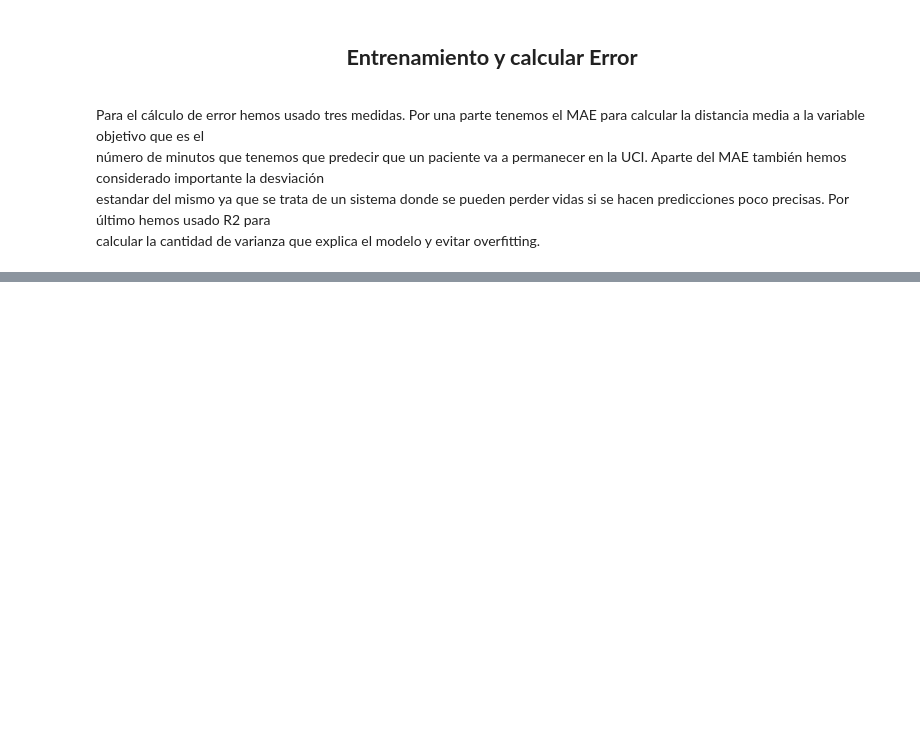
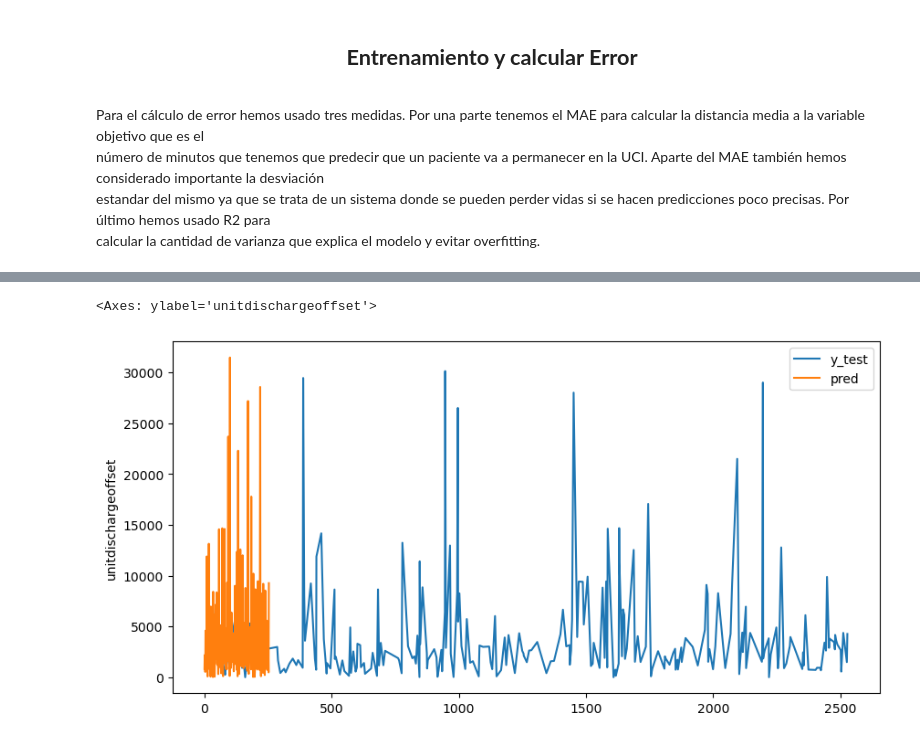
Before and after one commit to ThePylots/Reto1_Prediccion_Estancia_UCI, a Jupyter notebook: src/main.ipynb, the cells around one changed output, grey strips where cells are left out. Drawn from its saved outputs; the diff is of its cells as text; code cells hidden in the pictures; blank space fills up the shorter version.

```diff
--- a/src/main.ipynb
+++ b/src/main.ipynb
@@ -400,0 +462,11 @@ make_df(datos_reg)
+# %%
+rfreg.fit(X_T, y)
+pred = rfreg.predict(X_T_test)
+# %%
+fig, ax = plt.subplots(1,1,figsize=(10, 5))
+
+sns.lineplot(data=y_test, label="y_test", ax=ax)
+sns.lineplot(data=pred, label="pred", ax=ax)
+# %% [output]
+<Axes: ylabel='unitdischargeoffset'>
+[figure, added]
```
Also changed, not shown: parts of 10 cells of this notebook.
